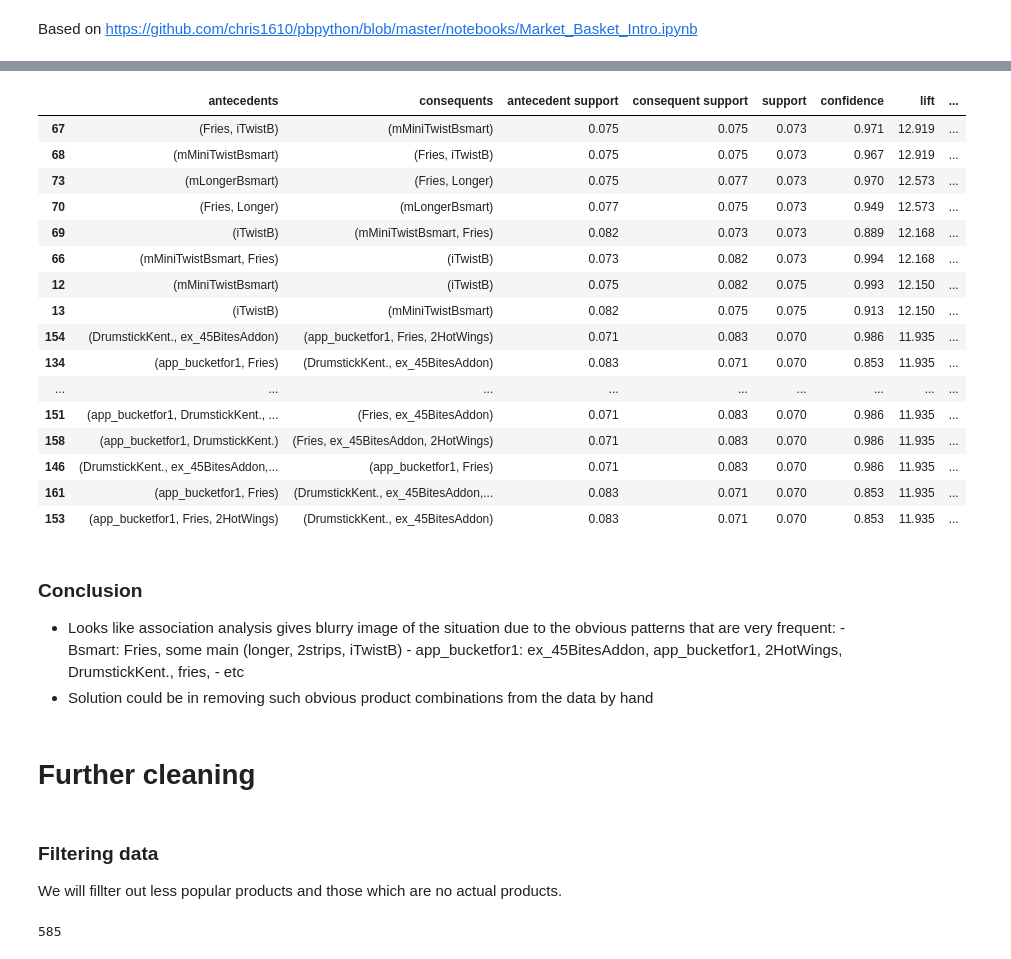
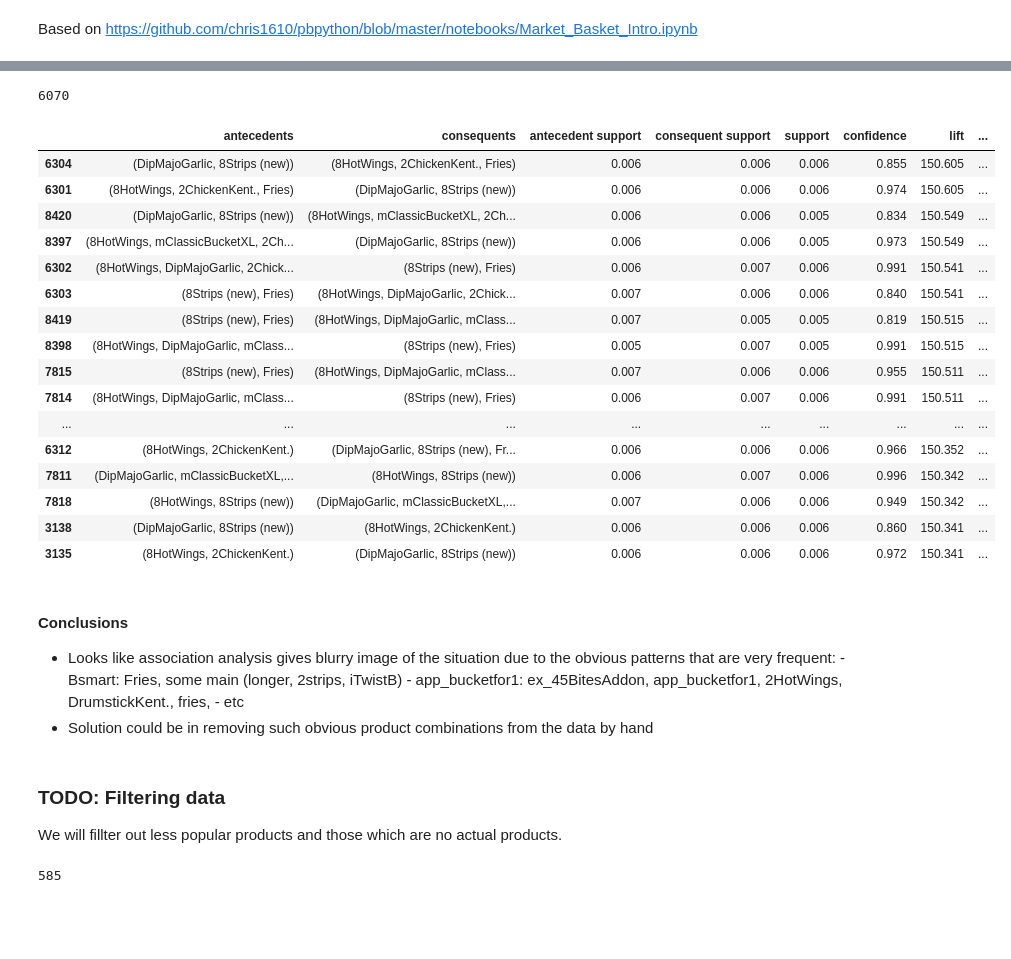
Before and after one commit to tooploox/amrest_poc, a Jupyter notebook: notebooks/basket_analysis.ipynb, the cells around one changed output, grey strips where cells are left out. Cells and saved outputs as stored; diff of their text form; code cells hidden in the pictures; blank space fills up the shorter version.

```diff
--- a/notebooks/basket_analysis.ipynb
+++ b/notebooks/basket_analysis.ipynb
@@ -144,0 +142,9 @@ Wall time: 8.03 ms
+# %%
+rules_sic = rules[~rules['consequents'].astype(str).str.contains(',', regex=False)]
+print(f"Total number of rules found: {len(rules)} Number of rules with single item consequents: {len(rules_sic)} ")
+rules = rules_sic
+# %%
+rules = rules[~(rules['consequents'].astype(str).str.contains('Fries', regex=False) |
+                rules['consequents'].astype(str).str.contains('LargeFries', regex=False) |
+                rules['consequents'].astype(str).str.contains('PepsiRefill', regex=False)
+               )]
@@ -148,3 +158,8 @@ If someone buys Bsmart then we expect fries or sandwitch to be in the basket too
+# %%
+def phrase_filter(rules, phrase):
+    rows_w_phrase = (rules['antecedents'].astype(str).str.contains(phrase, regex=False) | rules['consequents'].astype(str).str.contains(phrase, regex=False))
+
+    return (rows_w_phrase)
 # %%
 len(rules)
 # %% [output]
@@ -160,3 +166,0 @@ len(rules[fillter_sets_out])
-# %%
-pd.set_option('display.max_rows', 200)
-rules[~rows_w_bsmart & ~rows_w_app_bucketfor1].sort_values('lift', ascending=False).head(20)
@@ -181,34 +167,35 @@ rules[~rows_w_bsmart & ~rows_w_app_bucketfor1].sort_values('lift', ascending=Fal
-# %%
-rules.sort_values('lift', ascending=False).head(20)
-# %% [output]
-|  | antecedents | consequents | antecedent support | consequent support | support | confidence | lift | ... |
-| 67 | (Fries, iTwistB) | (mMiniTwistBsmart) | 0.075 | 0.075 | 0.073 | 0.971 | 12.919 | ... |
-| 68 | (mMiniTwistBsmart) | (Fries, iTwistB) | 0.075 | 0.075 | 0.073 | 0.967 | 12.919 | ... |
-| 73 | (mLongerBsmart) | (Fries, Longer) | 0.075 | 0.077 | 0.073 | 0.970 | 12.573 | ... |
-| 70 | (Fries, Longer) | (mLongerBsmart) | 0.077 | 0.075 | 0.073 | 0.949 | 12.573 | ... |
-| 69 | (iTwistB) | (mMiniTwistBsmart, Fries) | 0.082 | 0.073 | 0.073 | 0.889 | 12.168 | ... |
-| 66 | (mMiniTwistBsmart, Fries) | (iTwistB) | 0.073 | 0.082 | 0.073 | 0.994 | 12.168 | ... |
-| 12 | (mMiniTwistBsmart) | (iTwistB) | 0.075 | 0.082 | 0.075 | 0.993 | 12.150 | ... |
-| 13 | (iTwistB) | (mMiniTwistBsmart) | 0.082 | 0.075 | 0.075 | 0.913 | 12.150 | ... |
-| 154 | (DrumstickKent., ex_45BitesAddon) | (app_bucketfor1, Fries, 2HotWings) | 0.071 | 0.083 | 0.070 | 0.986 | 11.935 | ... |
-| 134 | (app_bucketfor1, Fries) | (DrumstickKent., ex_45BitesAddon) | 0.083 | 0.071 | 0.070 | 0.853 | 11.935 | ... |
-| ... | ... | ... | ... | ... | ... | ... | ... | ... |
-| 151 | (app_bucketfor1, DrumstickKent., ... | (Fries, ex_45BitesAddon) | 0.071 | 0.083 | 0.070 | 0.986 | 11.935 | ... |
-| 158 | (app_bucketfor1, DrumstickKent.) | (Fries, ex_45BitesAddon, 2HotWings) | 0.071 | 0.083 | 0.070 | 0.986 | 11.935 | ... |
-| 146 | (DrumstickKent., ex_45BitesAddon,... | (app_bucketfor1, Fries) | 0.071 | 0.083 | 0.070 | 0.986 | 11.935 | ... |
-| 161 | (app_bucketfor1, Fries) | (DrumstickKent., ex_45BitesAddon,... | 0.083 | 0.071 | 0.070 | 0.853 | 11.935 | ... |
-| 153 | (app_bucketfor1, Fries, 2HotWings) | (DrumstickKent., ex_45BitesAddon) | 0.083 | 0.071 | 0.070 | 0.853 | 11.935 | ... |
+# %%
+fillter = (~phrase_filter(rules, 'Bsmart') & ~phrase_filter(rules, 'app_bucketfor1') & ~phrase_filter(rules, 'ex_45BitesAddon'))
+display(len(rules[fillter]))
+rules[fillter].sort_values('lift', ascending=False).head(50)
+# %% [output]
+6070
+|  | antecedents | consequents | antecedent support | consequent support | support | confidence | lift | ... |
+| 6304 | (DipMajoGarlic, 8Strips (new)) | (8HotWings, 2ChickenKent., Fries) | 0.006 | 0.006 | 0.006 | 0.855 | 150.605 | ... |
+| 6301 | (8HotWings, 2ChickenKent., Fries) | (DipMajoGarlic, 8Strips (new)) | 0.006 | 0.006 | 0.006 | 0.974 | 150.605 | ... |
+| 8420 | (DipMajoGarlic, 8Strips (new)) | (8HotWings, mClassicBucketXL, 2Ch... | 0.006 | 0.006 | 0.005 | 0.834 | 150.549 | ... |
+| 8397 | (8HotWings, mClassicBucketXL, 2Ch... | (DipMajoGarlic, 8Strips (new)) | 0.006 | 0.006 | 0.005 | 0.973 | 150.549 | ... |
+| 6302 | (8HotWings, DipMajoGarlic, 2Chick... | (8Strips (new), Fries) | 0.006 | 0.007 | 0.006 | 0.991 | 150.541 | ... |
+| 6303 | (8Strips (new), Fries) | (8HotWings, DipMajoGarlic, 2Chick... | 0.007 | 0.006 | 0.006 | 0.840 | 150.541 | ... |
+| 8419 | (8Strips (new), Fries) | (8HotWings, DipMajoGarlic, mClass... | 0.007 | 0.005 | 0.005 | 0.819 | 150.515 | ... |
+| 8398 | (8HotWings, DipMajoGarlic, mClass... | (8Strips (new), Fries) | 0.005 | 0.007 | 0.005 | 0.991 | 150.515 | ... |
+| 7815 | (8Strips (new), Fries) | (8HotWings, DipMajoGarlic, mClass... | 0.007 | 0.006 | 0.006 | 0.955 | 150.511 | ... |
+| 7814 | (8HotWings, DipMajoGarlic, mClass... | (8Strips (new), Fries) | 0.006 | 0.007 | 0.006 | 0.991 | 150.511 | ... |
+| ... | ... | ... | ... | ... | ... | ... | ... | ... |
+| 6312 | (8HotWings, 2ChickenKent.) | (DipMajoGarlic, 8Strips (new), Fr... | 0.006 | 0.006 | 0.006 | 0.966 | 150.352 | ... |
+| 7811 | (DipMajoGarlic, mClassicBucketXL,... | (8HotWings, 8Strips (new)) | 0.006 | 0.007 | 0.006 | 0.996 | 150.342 | ... |
+| 7818 | (8HotWings, 8Strips (new)) | (DipMajoGarlic, mClassicBucketXL,... | 0.007 | 0.006 | 0.006 | 0.949 | 150.342 | ... |
+| 3138 | (DipMajoGarlic, 8Strips (new)) | (8HotWings, 2ChickenKent.) | 0.006 | 0.006 | 0.006 | 0.860 | 150.341 | ... |
+| 3135 | (8HotWings, 2ChickenKent.) | (DipMajoGarlic, 8Strips (new)) | 0.006 | 0.006 | 0.006 | 0.972 | 150.341 | ... |
 # %% [markdown]
-### Conclusion
+#### Conclusions
 - Looks like association analysis gives blurry image of the situation due to the obvious patterns that are very frequent:
         - Bsmart: Fries, some main (longer, 2strips, iTwistB)
         - app_bucketfor1: ex_45BitesAddon, app_bucketfor1, 2HotWings, DrumstickKent., fries,
         - etc
 - Solution could be in removing such obvious product combinations from the data by hand
-# %% [markdown]
-# Further cleaning
 # %% [markdown]
-### Filtering data
+### TODO:  Filtering data
 We will fillter out less popular products and those which are no actual products.
 # %%
 limit = 1000
```
Also changed, not shown: parts of 64 cells of this notebook, 1 other file.
